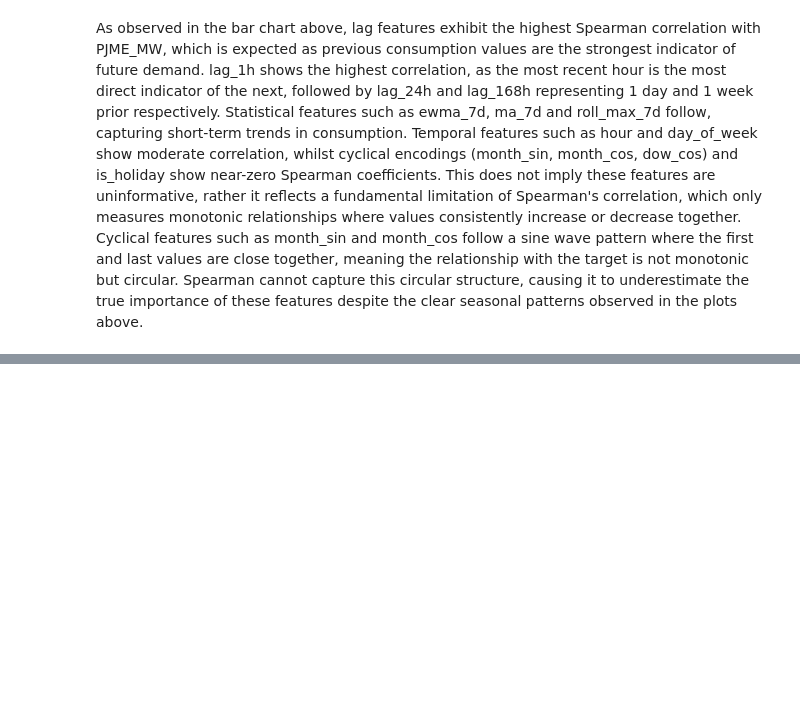
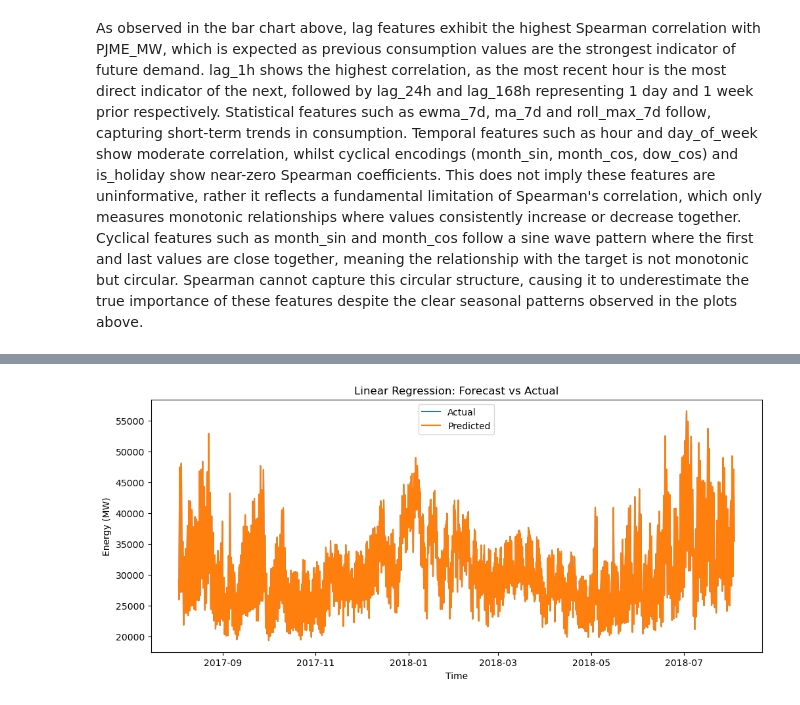
Before and after one commit to maisha2210/ECE-447-Time-Series-Forecasting-Project, a Jupyter notebook: TimeSeriesForecastingProject (1).ipynb, the cells around one changed output, grey strips where cells are left out. Cells and saved outputs as stored; diff of their text form; code cells hidden in the pictures; blank space fills up the shorter version.

```diff
--- a/TimeSeriesForecastingProject (1).ipynb
+++ b/TimeSeriesForecastingProject (1).ipynb
@@ -378,0 +491,15 @@ Fold 5 — Train: 134434, Val: 8760
+# %%
+# Forecast vs Actual Comparison
+
+plt.figure(figsize=(12,5))
+plt.plot(y_test.index, y_test, label='Actual')
+plt.plot(y_test.index, lr_pred, label='Predicted')
+plt.legend()
+plt.title("Linear Regression: Forecast vs Actual")
+plt.xlabel("Time")
+plt.ylabel("Energy (MW)")
+plt.show()
+
+# Interpretation:This plot helps visually assess how closely predictions follow real demand patterns
+# %% [output]
+[figure, added]
```
Also changed, not shown: parts of 28 cells of this notebook.
